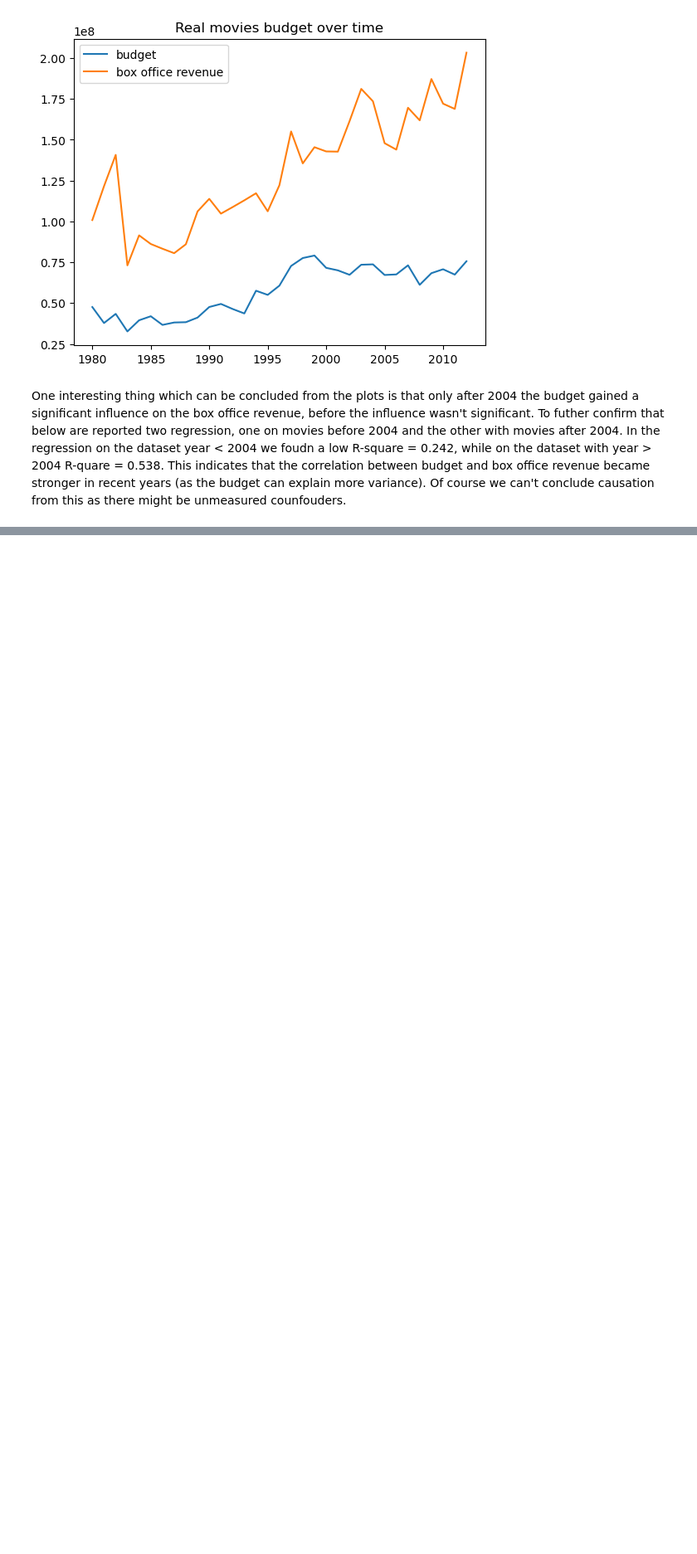
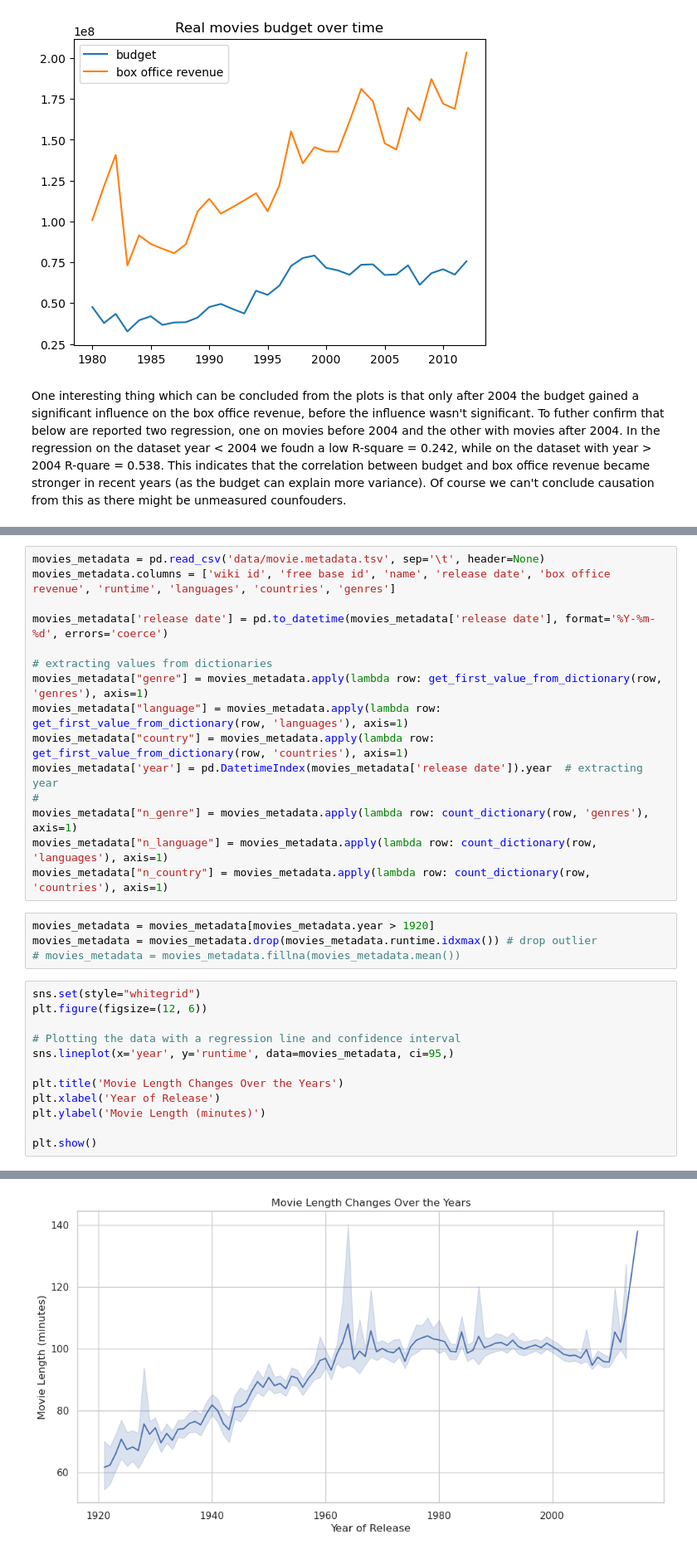
Before and after one commit to epfl-ada/ada-2023-project-msosm, a Jupyter notebook: main.ipynb, the cells around one changed output, grey strips where cells are left out. Shown at 83% size. Drawn from its saved outputs; the diff is of its cells as text; blank space fills up the shorter version.

Commit message:
runtime_changes

```diff
--- a/main.ipynb
+++ b/main.ipynb
@@ -739,0 +773,32 @@ See the caveats in the documentation: https://pandas.pydata.org/pandas-docs/stab
+# %%
+movies_metadata = pd.read_csv('data/movie.metadata.tsv', sep='\t', header=None)
+movies_metadata.columns = ['wiki id', 'free base id', 'name', 'release date', 'box office revenue', 'runtime', 'languages', 'countries', 'genres']
+
+movies_metadata['release date'] = pd.to_datetime(movies_metadata['release date'], format='%Y-%m-%d', errors='coerce')
+
+# extracting values from dictionaries
+movies_metadata["genre"] = movies_metadata.apply(lambda row: get_first_value_from_dictionary(row, 'genres'), axis=1)
+movies_metadata["language"] = movies_metadata.apply(lambda row: get_first_value_from_dictionary(row, 'languages'), axis=1)
+movies_metadata["country"] = movies_metadata.apply(lambda row: get_first_value_from_dictionary(row, 'countries'), axis=1)
+movies_metadata['year'] = pd.DatetimeIndex(movies_metadata['release date']).year  # extracting year
+#
+movies_metadata["n_genre"] = movies_metadata.apply(lambda row: count_dictionary(row, 'genres'), axis=1)
+movies_metadata["n_language"] = movies_metadata.apply(lambda row: count_dictionary(row, 'languages'), axis=1)
+movies_metadata["n_country"] = movies_metadata.apply(lambda row: count_dictionary(row, 'countries'), axis=1)
+# %%
+movies_metadata = movies_metadata[movies_metadata.year > 1920]
+movies_metadata = movies_metadata.drop(movies_metadata.runtime.idxmax()) # drop outlier
+# movies_metadata = movies_metadata.fillna(movies_metadata.mean())
+# %%
+sns.set(style="whitegrid")
+plt.figure(figsize=(12, 6))
+
+# Plotting the data with a regression line and confidence interval
+sns.lineplot(x='year', y='runtime', data=movies_metadata, ci=95,)
+
+plt.title('Movie Length Changes Over the Years')
+plt.xlabel('Year of Release')
+plt.ylabel('Movie Length (minutes)')
+
+plt.show()
+# %% [output]
@@ -739,0 +808 @@ See the caveats in the documentation: https://pandas.pydata.org/pandas-docs/stab
+[figure, added]
```
Also changed, not shown: parts of 20 cells of this notebook.
